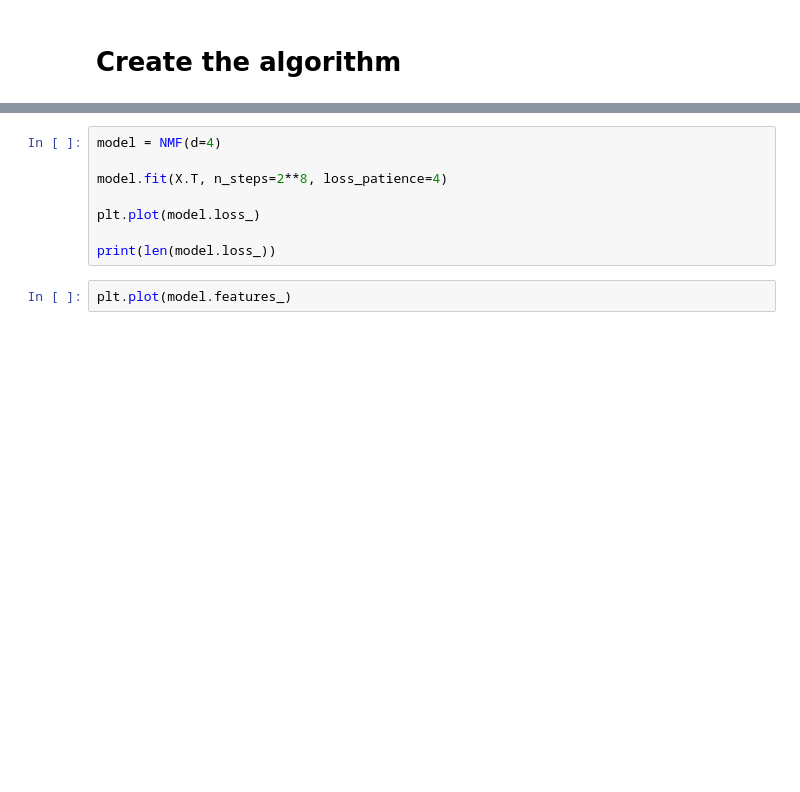
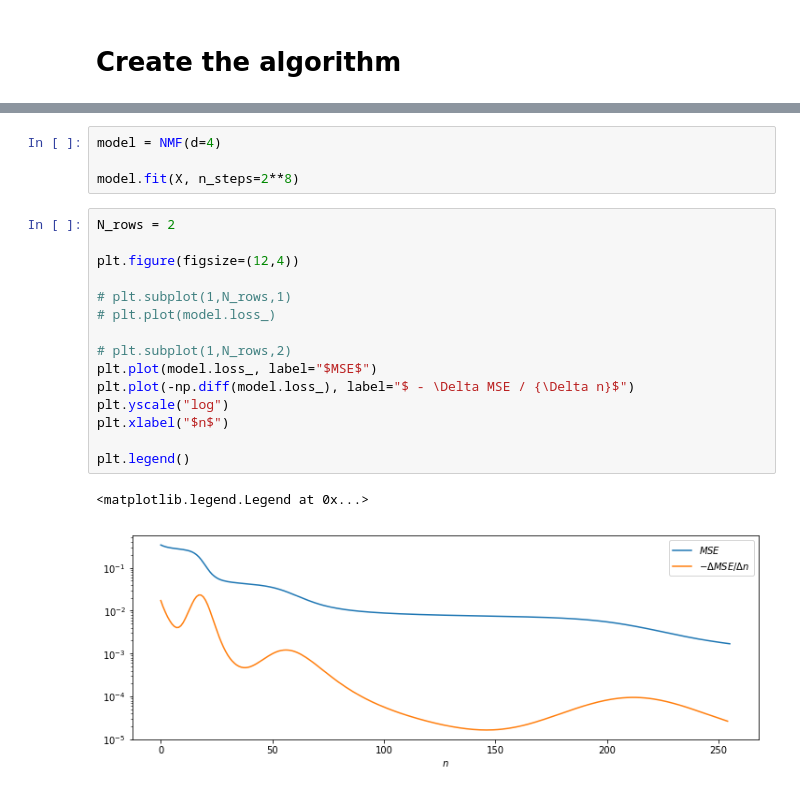
Before and after one commit to yliapis/blog, a Jupyter notebook: notebooks/Non-Negative-Matrix-Factorization.ipynb, the cells around one changed output, grey strips where cells are left out. Drawn from its saved outputs; the diff is of its cells as text; blank space fills up the shorter version.

Commit message:
Added images, edited notebook, and almost finished NMF post

```diff
--- a/notebooks/Non-Negative-Matrix-Factorization.ipynb
+++ b/notebooks/Non-Negative-Matrix-Factorization.ipynb
@@ -149,10 +151,22 @@ class NMF():
 # %%
 model = NMF(d=4)
 
-model.fit(X.T, n_steps=2**8, loss_patience=4)
-
-plt.plot(model.loss_)
-
-print(len(model.loss_))
+model.fit(X, n_steps=2**8)
-# %%
-plt.plot(model.features_)
+# %%
+N_rows = 2
+
+plt.figure(figsize=(12,4))
+
+# plt.subplot(1,N_rows,1)
+# plt.plot(model.loss_)
+
+# plt.subplot(1,N_rows,2)
+plt.plot(model.loss_, label="$MSE$")
+plt.plot(-np.diff(model.loss_), label="$ - \Delta MSE / {\Delta n}$")
+plt.yscale("log")
+plt.xlabel("$n$")
+
+plt.legend()
+# %% [output]
+<matplotlib.legend.Legend at 0x...>
+[figure, added]
```
Also changed, not shown: parts of 16 cells of this notebook, 9 other files.
